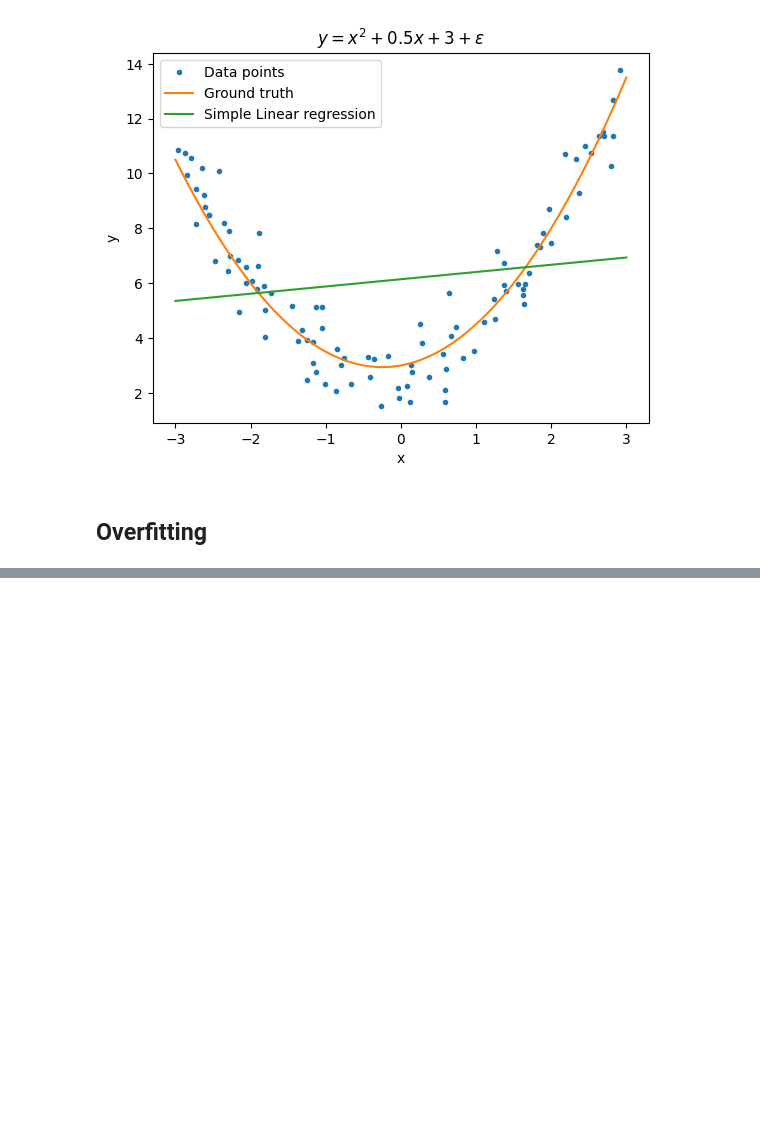
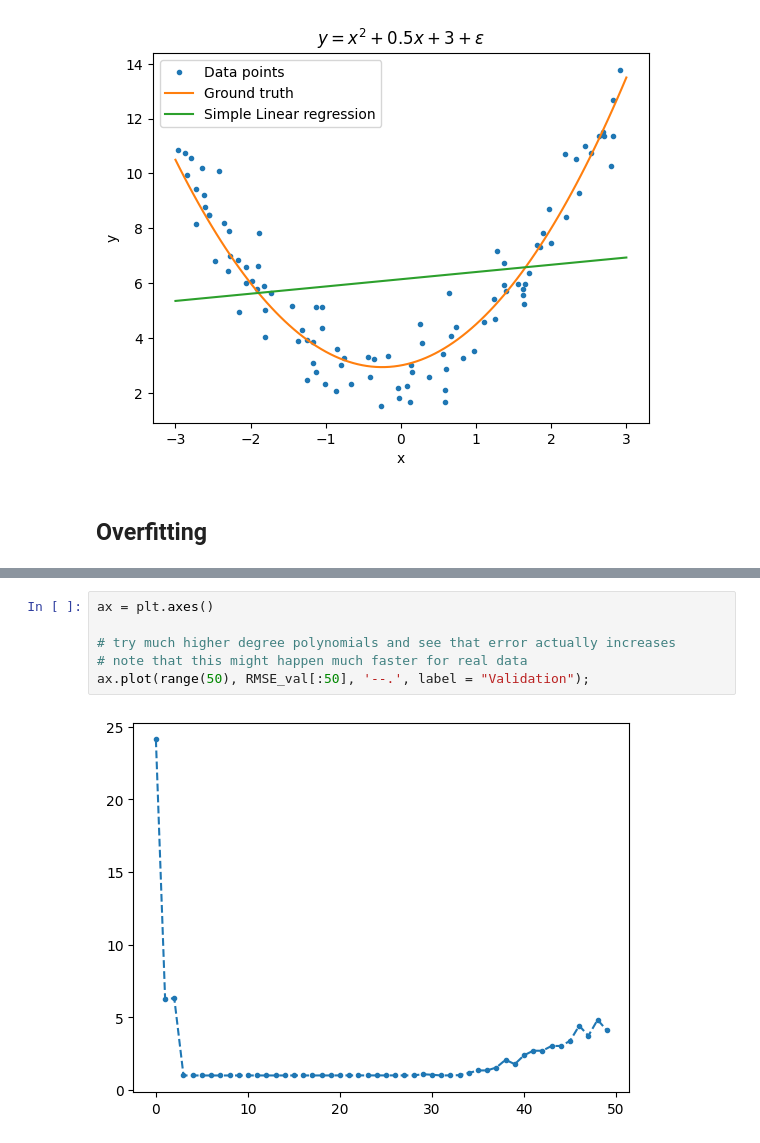
Before and after one commit to JoelOscarsson/Machine-Learning, a Jupyter notebook: Code-Alongs/L3-Underfit-Overfit-polynomial.ipynb, the cells around one changed output, grey strips where cells are left out. Cells and saved outputs as stored; diff of their text form; blank space fills up the shorter version.

```diff
--- a/Code-Alongs/L3-Underfit-Overfit-polynomial.ipynb
+++ b/Code-Alongs/L3-Underfit-Overfit-polynomial.ipynb
@@ -166,0 +251,8 @@ NotFittedError: This LinearRegression instance is not fitted yet. Call 'fit' wit
+# %%
+ax = plt.axes()
+
+# try much higher degree polynomials and see that error actually increases
+# note that this might happen much faster for real data
+ax.plot(range(50), RMSE_val[:50], '--.', label = "Validation");
+# %% [output]
+[figure, added]
```
Also changed, not shown: parts of 12 cells of this notebook, 1 other file.
